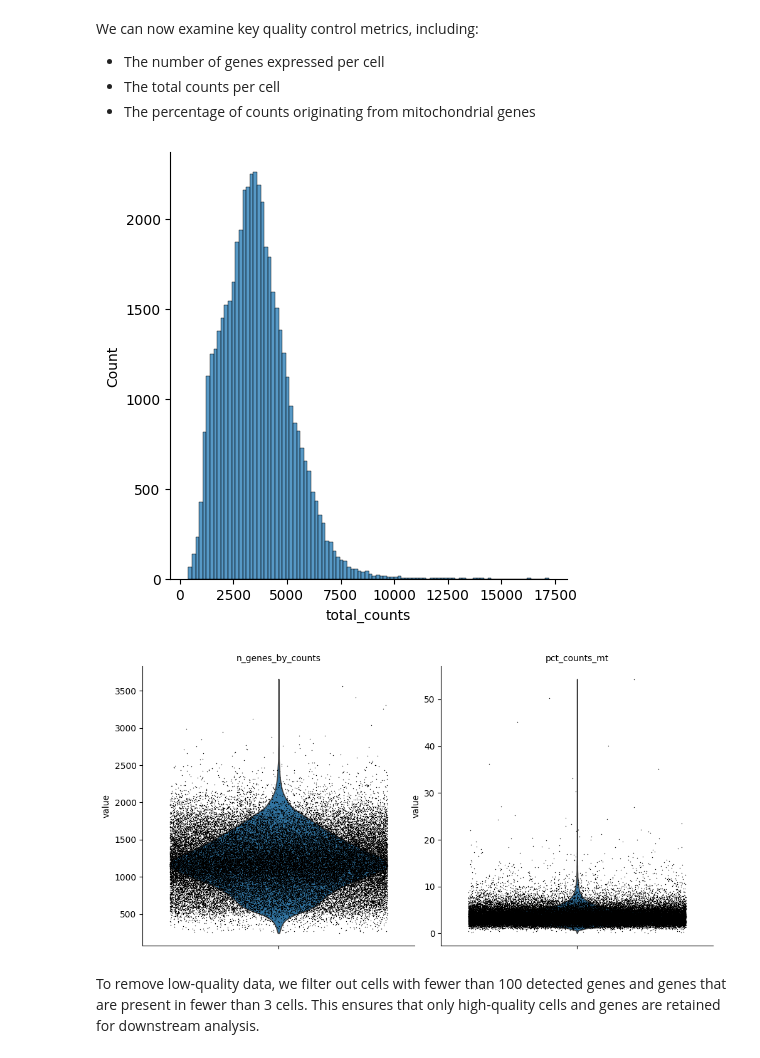
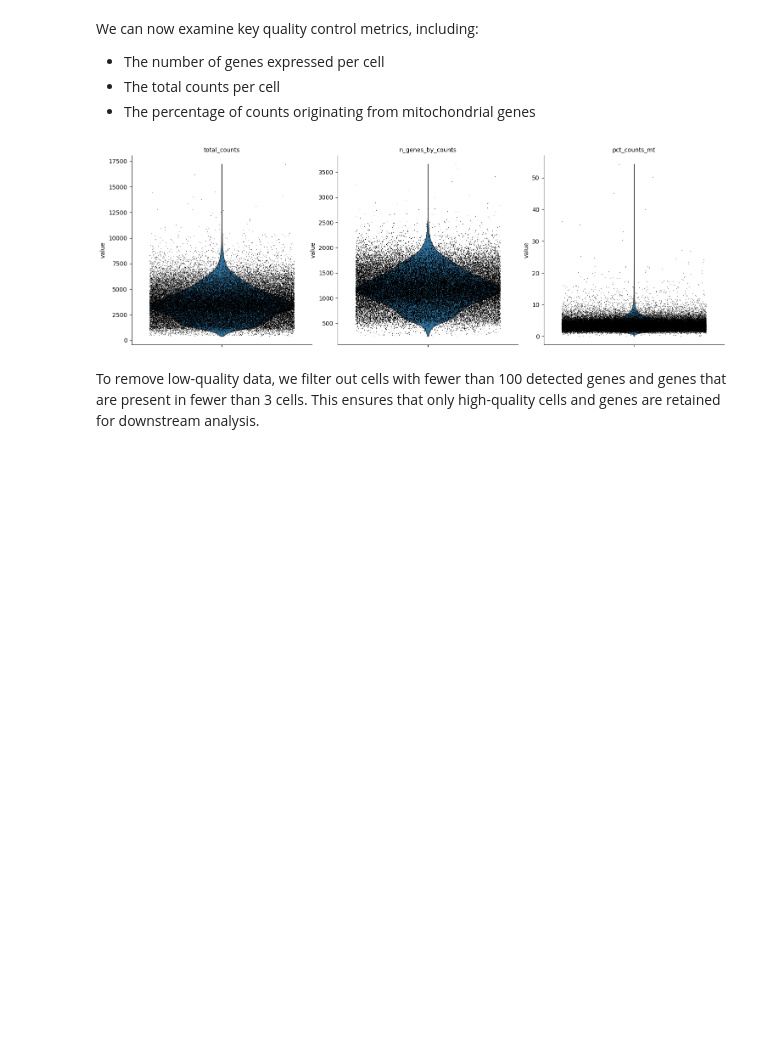
Before and after one commit to saezlab/ParTIpy, a Jupyter notebook: docs/source/notebooks/cross_condition_lupus.ipynb, the cells around one changed output. Cells and saved outputs as stored; diff of their text form; code cells hidden in the pictures; blank space fills up the shorter version.

```diff
--- a/docs/source/notebooks/cross_condition_lupus.ipynb
+++ b/docs/source/notebooks/cross_condition_lupus.ipynb
@@ -138,16 +115,14 @@ We can now examine key quality control metrics, including:
 - The total counts per cell
 - The percentage of counts originating from mitochondrial genes
 # %%
-p1 = sns.displot(adata.obs["total_counts"], bins=100, kde=False)
 sc.pl.violin(
     adata,
-    ["n_genes_by_counts", "pct_counts_mt"],
+    ["total_counts", "n_genes_by_counts", "pct_counts_mt"],
     jitter=0.4,
     multi_panel=True,
 )
 # %% [output]
-[figure, old version]
+[figure, new version]
-[figure, removed]
 # %% [markdown]
 To remove low-quality data, we filter out cells with fewer than 100 detected genes and genes that are present in fewer than 3 cells. This ensures that only high-quality cells and genes are retained for downstream analysis.
 # %%
```
Also changed, not shown: parts of 37 cells of this notebook, 5 other files.
